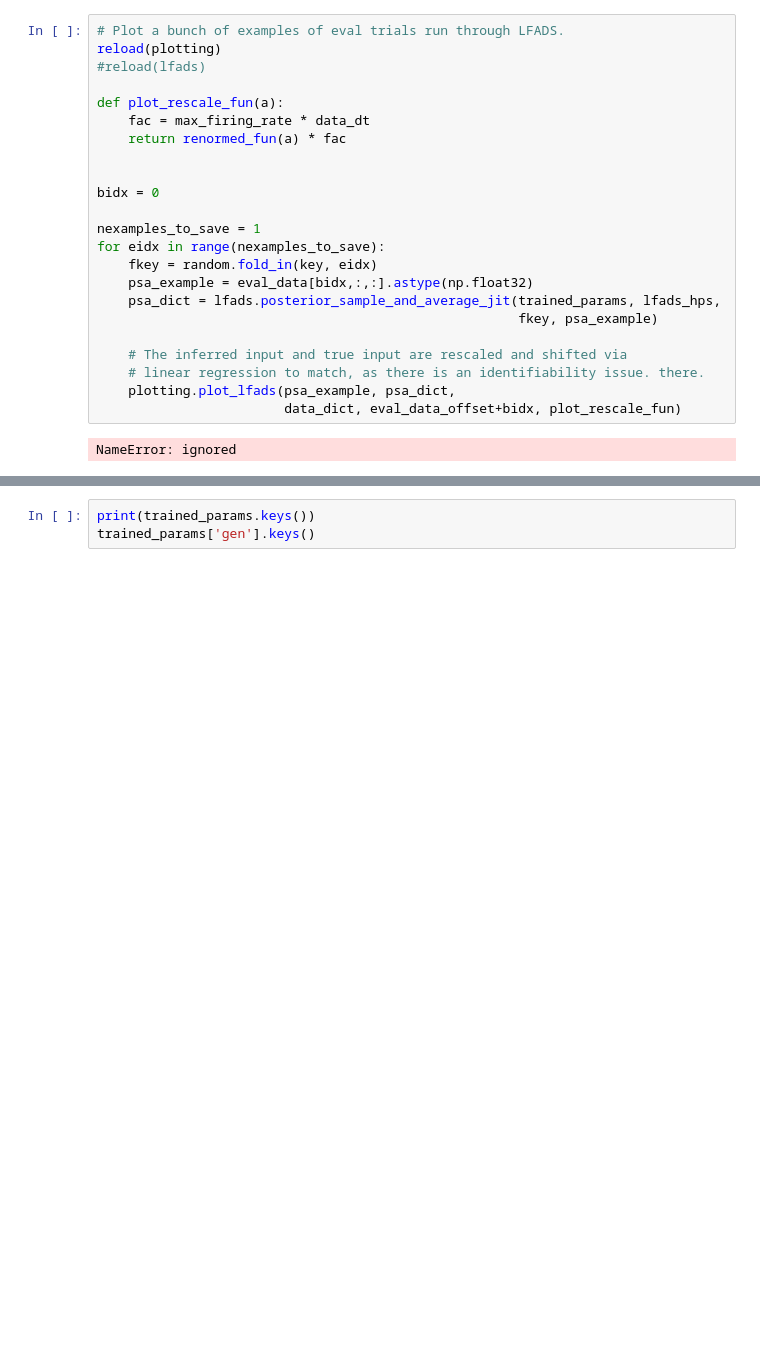
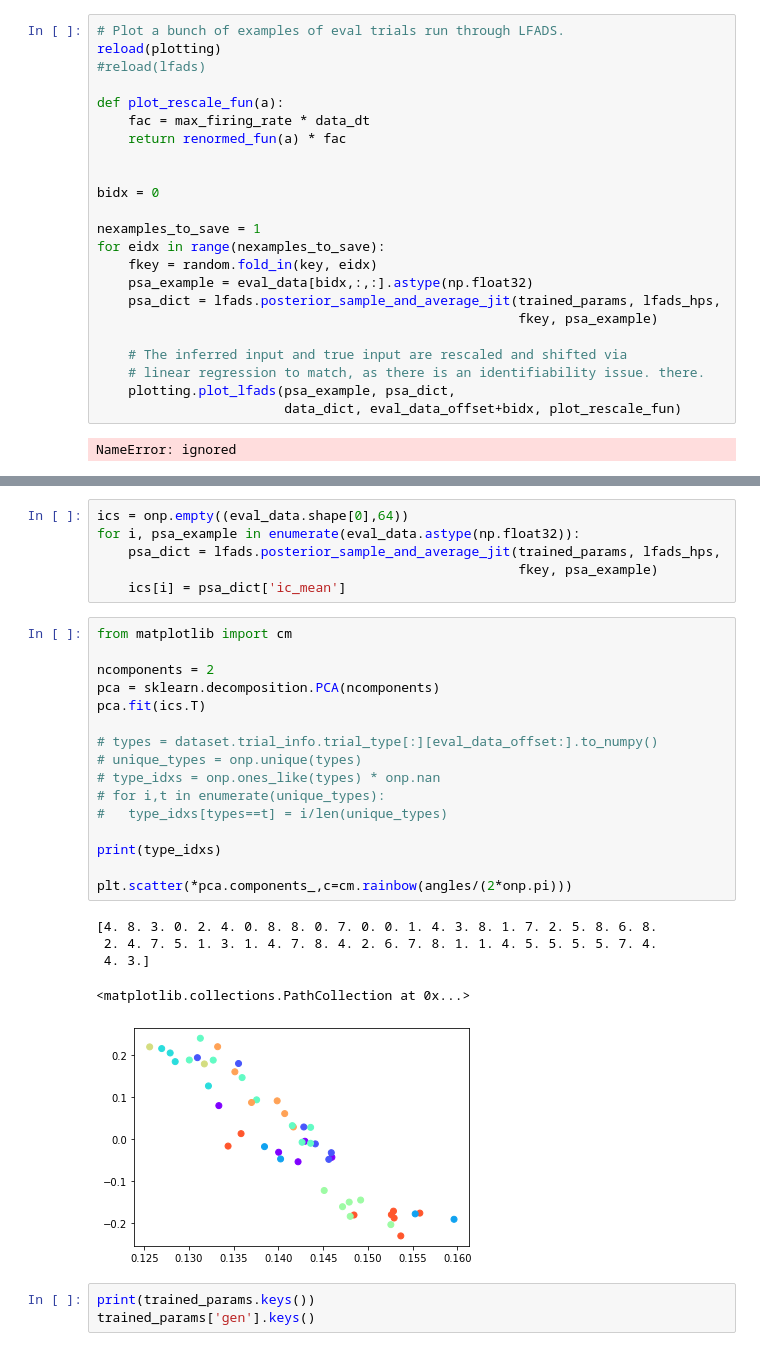
Before and after one commit to NinelK/IMBIZO2022_DS_tutorial_solutions, a Jupyter notebook: LFADS_JAX.ipynb, the cells around one changed output, grey strips where cells are left out. Saved outputs shown, nothing was run; the diff lists cells and outputs as text; blank space fills up the shorter version.

```diff
--- a/LFADS_JAX.ipynb
+++ b/LFADS_JAX.ipynb
@@ -342,3 +392,31 @@ dict_keys(['c_t', 'factor_t', 'gen_t', 'ic_logvar', 'ic_mean', 'ii_logvar_t', 'i
+# %%
+ics = onp.empty((eval_data.shape[0],64))
+for i, psa_example in enumerate(eval_data.astype(np.float32)):
+    psa_dict = lfads.posterior_sample_and_average_jit(trained_params, lfads_hps,
+                                                      fkey, psa_example)
+    ics[i] = psa_dict['ic_mean']
+# %%
+from matplotlib import cm
+
+ncomponents = 2
+pca = sklearn.decomposition.PCA(ncomponents)
+pca.fit(ics.T)
+
+# types = dataset.trial_info.trial_type[:][eval_data_offset:].to_numpy()
+# unique_types = onp.unique(types)
+# type_idxs = onp.ones_like(types) * onp.nan
+# for i,t in enumerate(unique_types):
+#   type_idxs[types==t] = i/len(unique_types)
+
+print(type_idxs)
+
+plt.scatter(*pca.components_,c=cm.rainbow(angles/(2*onp.pi)))
+# %% [output]
+[4. 8. 3. 0. 2. 4. 0. 8. 8. 0. 7. 0. 0. 1. 4. 3. 8. 1. 7. 2. 5. 8. 6. 8.
+ 2. 4. 7. 5. 1. 3. 1. 4. 7. 8. 4. 2. 6. 7. 8. 1. 1. 4. 5. 5. 5. 5. 7. 4.
+ 4. 3.]
+<matplotlib.collections.PathCollection at 0x...>
+[figure, added]
 # %%
 print(trained_params.keys())
 trained_params['gen'].keys()
```
Also changed, not shown: parts of 15 cells of this notebook.
